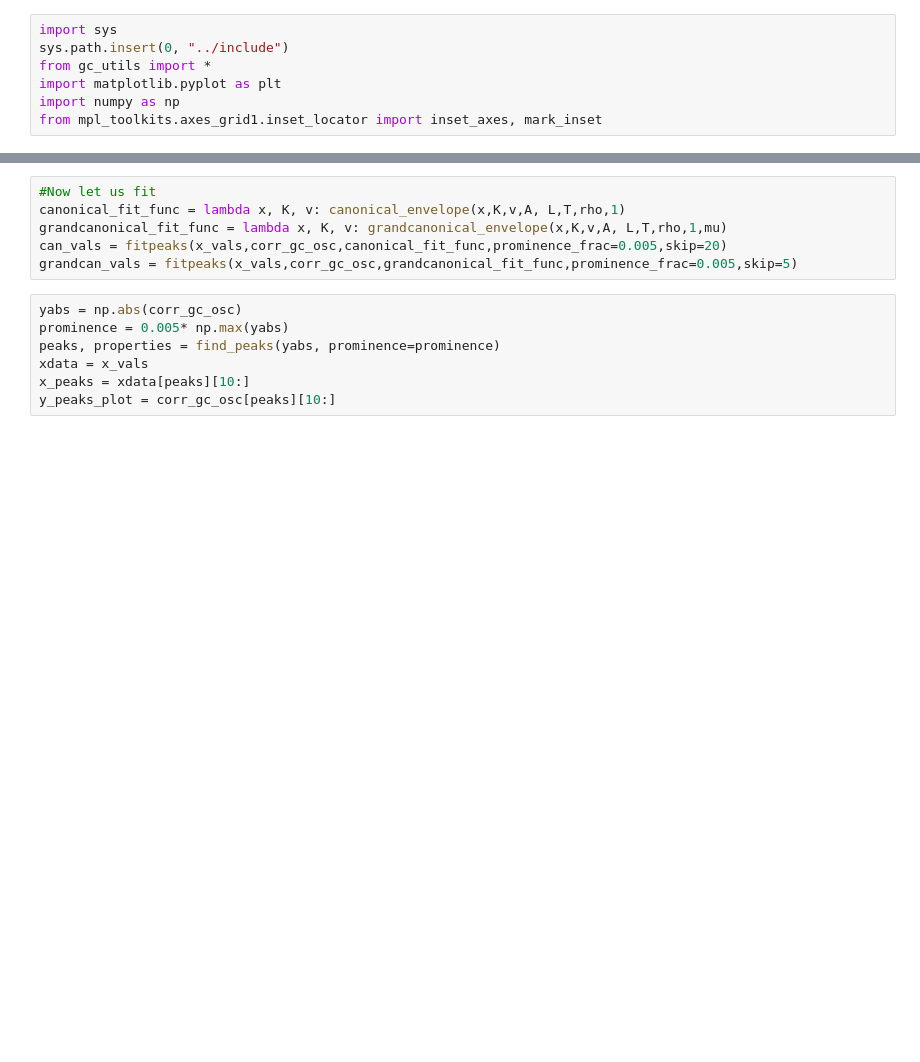
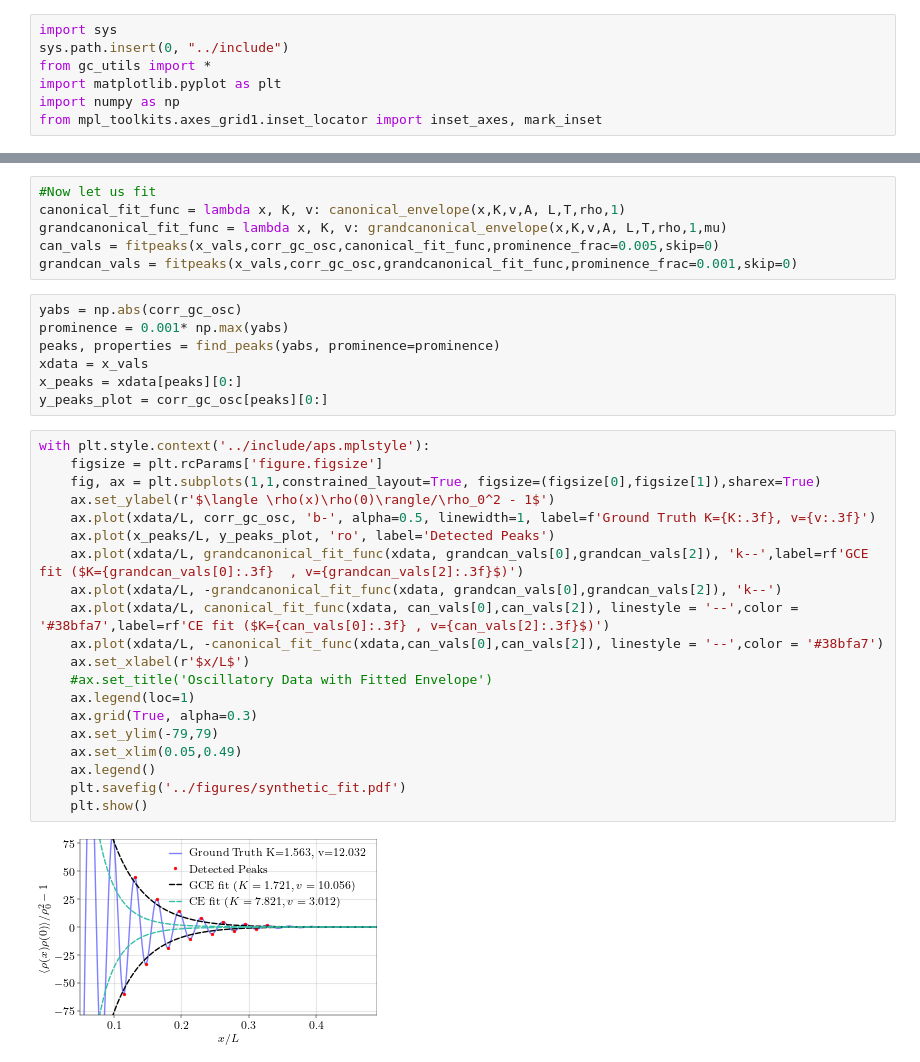
Before and after one commit to DelMaestroGroup/papers-code-ParticleFluctuations, a Jupyter notebook: src/BenchmarkPlots.ipynb, the cells around one changed output, grey strips where cells are left out. Saved outputs shown, nothing was run; the diff lists cells and outputs as text; blank space fills up the shorter version.

```diff
--- a/src/BenchmarkPlots.ipynb
+++ b/src/BenchmarkPlots.ipynb
@@ -26,15 +94,37 @@ corr_gc_osc = grandcanonical_paircorr(x_vals,K,v,A,L,T,1,rho,mu)
 #Now let us fit
 canonical_fit_func = lambda x, K, v: canonical_envelope(x,K,v,A, L,T,rho,1)
 grandcanonical_fit_func = lambda x, K, v: grandcanonical_envelope(x,K,v,A, L,T,rho,1,mu)
-can_vals = fitpeaks(x_vals,corr_gc_osc,canonical_fit_func,prominence_frac=0.005,skip=20)
-grandcan_vals = fitpeaks(x_vals,corr_gc_osc,grandcanonical_fit_func,prominence_frac=0.005,skip=5)
+can_vals = fitpeaks(x_vals,corr_gc_osc,canonical_fit_func,prominence_frac=0.005,skip=0)
+grandcan_vals = fitpeaks(x_vals,corr_gc_osc,grandcanonical_fit_func,prominence_frac=0.001,skip=0)
 # %%
 yabs = np.abs(corr_gc_osc)
-prominence = 0.005* np.max(yabs)
+prominence = 0.001* np.max(yabs)
 peaks, properties = find_peaks(yabs, prominence=prominence)
 xdata = x_vals
-x_peaks = xdata[peaks][10:]
-y_peaks_plot = corr_gc_osc[peaks][10:]
+x_peaks = xdata[peaks][0:]
+y_peaks_plot = corr_gc_osc[peaks][0:]
+# %%
+with plt.style.context('../include/aps.mplstyle'):
+    figsize = plt.rcParams['figure.figsize']
+    fig, ax = plt.subplots(1,1,constrained_layout=True, figsize=(figsize[0],figsize[1]),sharex=True)
+    ax.set_ylabel(r'$\langle \rho(x)\rho(0)\rangle/\rho_0^2 - 1$')
+    ax.plot(xdata/L, corr_gc_osc, 'b-', alpha=0.5, linewidth=1, label=f'Ground Truth K={K:.3f}, v={v:.3f}')
+    ax.plot(x_peaks/L, y_peaks_plot, 'ro', label='Detected Peaks')
+    ax.plot(xdata/L, grandcanonical_fit_func(xdata, grandcan_vals[0],grandcan_vals[2]), 'k--',label=rf'GCE fit ($K={grandcan_vals[0]:.3f}  , v={grandcan_vals[2]:.3f}$)')
+    ax.plot(xdata/L, -grandcanonical_fit_func(xdata, grandcan_vals[0],grandcan_vals[2]), 'k--')
+    ax.plot(xdata/L, canonical_fit_func(xdata, can_vals[0],can_vals[2]), linestyle = '--',color = '#38bfa7',label=rf'CE fit ($K={can_vals[0]:.3f} , v={can_vals[2]:.3f}$)')
+    ax.plot(xdata/L, -canonical_fit_func(xdata,can_vals[0],can_vals[2]), linestyle = '--',color = '#38bfa7')
+    ax.set_xlabel(r'$x/L$')
+    #ax.set_title('Oscillatory Data with Fitted Envelope')
+    ax.legend(loc=1)
+    ax.grid(True, alpha=0.3)
+    ax.set_ylim(-79,79)
+    ax.set_xlim(0.05,0.49)
+    ax.legend()
+    plt.savefig('../figures/synthetic_fit.pdf')
+    plt.show()
+# %% [output]
+[figure, added]
 # %%
 with plt.style.context('../include/aps.mplstyle'):
     figsize = plt.rcParams['figure.figsize']
```
Also changed, not shown: parts of 3 cells of this notebook, 8 other files.
